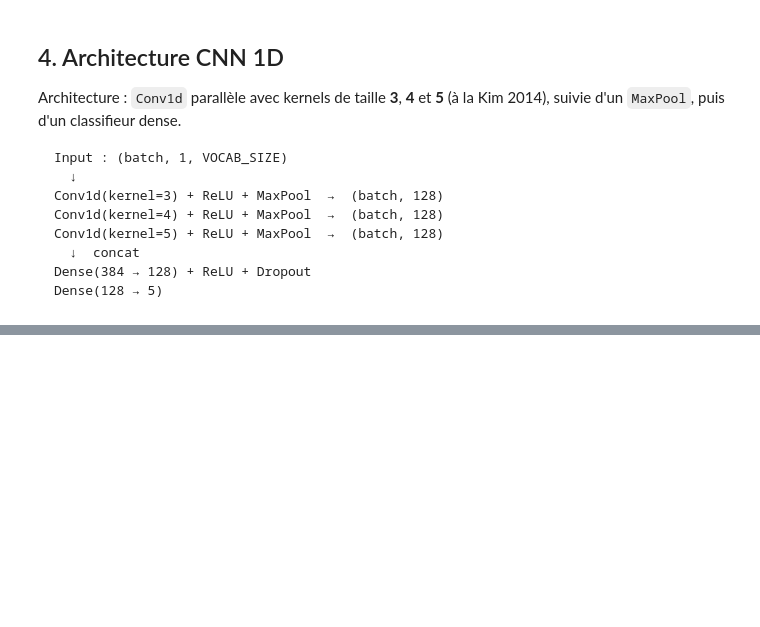
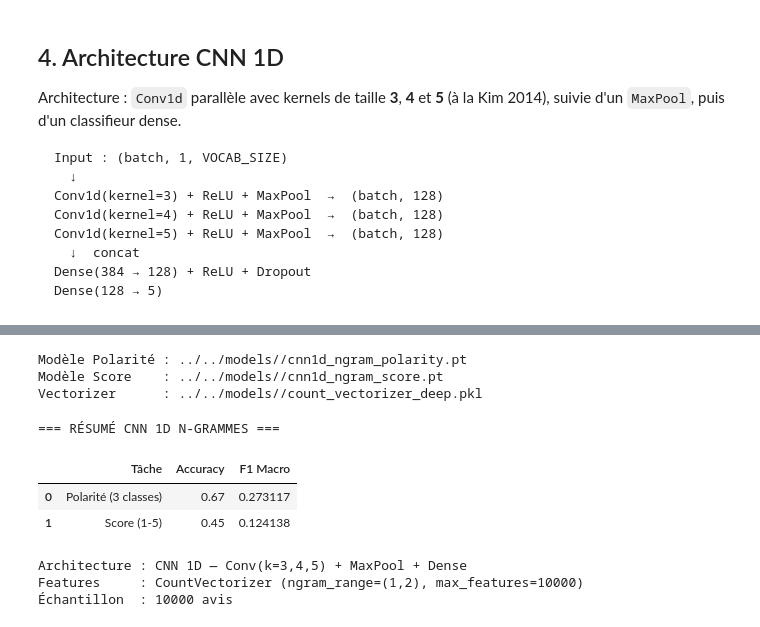
Before and after one commit to adamelhirch/S6C01, a Jupyter notebook: notebooks/5-deep-learning/02-deep-ngram.ipynb, the cells around one changed output, grey strips where cells are left out. Cells and saved outputs as stored; diff of their text form; code cells hidden in the pictures; blank space fills up the shorter version.

```diff
--- a/notebooks/5-deep-learning/02-deep-ngram.ipynb
+++ b/notebooks/5-deep-learning/02-deep-ngram.ipynb
@@ -374,0 +484,37 @@ pip install torch torchvision --index-url https://download.pytorch.org/whl/cpu
+# %%
+import joblib
+
+# Sauvegarder les modèles PyTorch
+torch.save(model_pol.state_dict(), os.path.join(MODELS_DIR, 'cnn1d_ngram_polarity.pt'))
+torch.save(model_score.state_dict(), os.path.join(MODELS_DIR, 'cnn1d_ngram_score.pt'))
+
+# Sauvegarder le vectorizer
+joblib.dump(vectorizer, os.path.join(MODELS_DIR, 'count_vectorizer_deep.pkl'))
+
+print(f'Modèle Polarité : {MODELS_DIR}/cnn1d_ngram_polarity.pt')
+print(f'Modèle Score    : {MODELS_DIR}/cnn1d_ngram_score.pt')
+print(f'Vectorizer      : {MODELS_DIR}/count_vectorizer_deep.pkl')
+# %% [output]
+Modèle Polarité : ../../models//cnn1d_ngram_polarity.pt
+Modèle Score    : ../../models//cnn1d_ngram_score.pt
+Vectorizer      : ../../models//count_vectorizer_deep.pkl
+# %%
+comparison = pd.DataFrame({
+    'Tâche': ['Polarité (3 classes)', 'Score (1-5)'],
+    'Accuracy': [acc_pol, acc_sc],
+    'F1 Macro': [f1_pol, f1_sc],
+})
+print("=== RÉSUMÉ CNN 1D N-GRAMMES ===")
+display(comparison)
+
+print(f"\nArchitecture : CNN 1D — Conv(k=3,4,5) + MaxPool + Dense")
+print(f"Features     : CountVectorizer (ngram_range=(1,2), max_features={VOCAB_SIZE})")
+print(f"Échantillon  : {SAMPLE_SIZE} avis")
+# %% [output]
+=== RÉSUMÉ CNN 1D N-GRAMMES ===
+|  | Tâche | Accuracy | F1 Macro |
+| 0 | Polarité (3 classes) | 0.67 | 0.273117 |
+| 1 | Score (1-5) | 0.45 | 0.124138 |
+Architecture : CNN 1D — Conv(k=3,4,5) + MaxPool + Dense
+Features     : CountVectorizer (ngram_range=(1,2), max_features=10000)
+Échantillon  : 10000 avis
```
Also changed, not shown: parts of 27 cells of this notebook, 1 other file.
